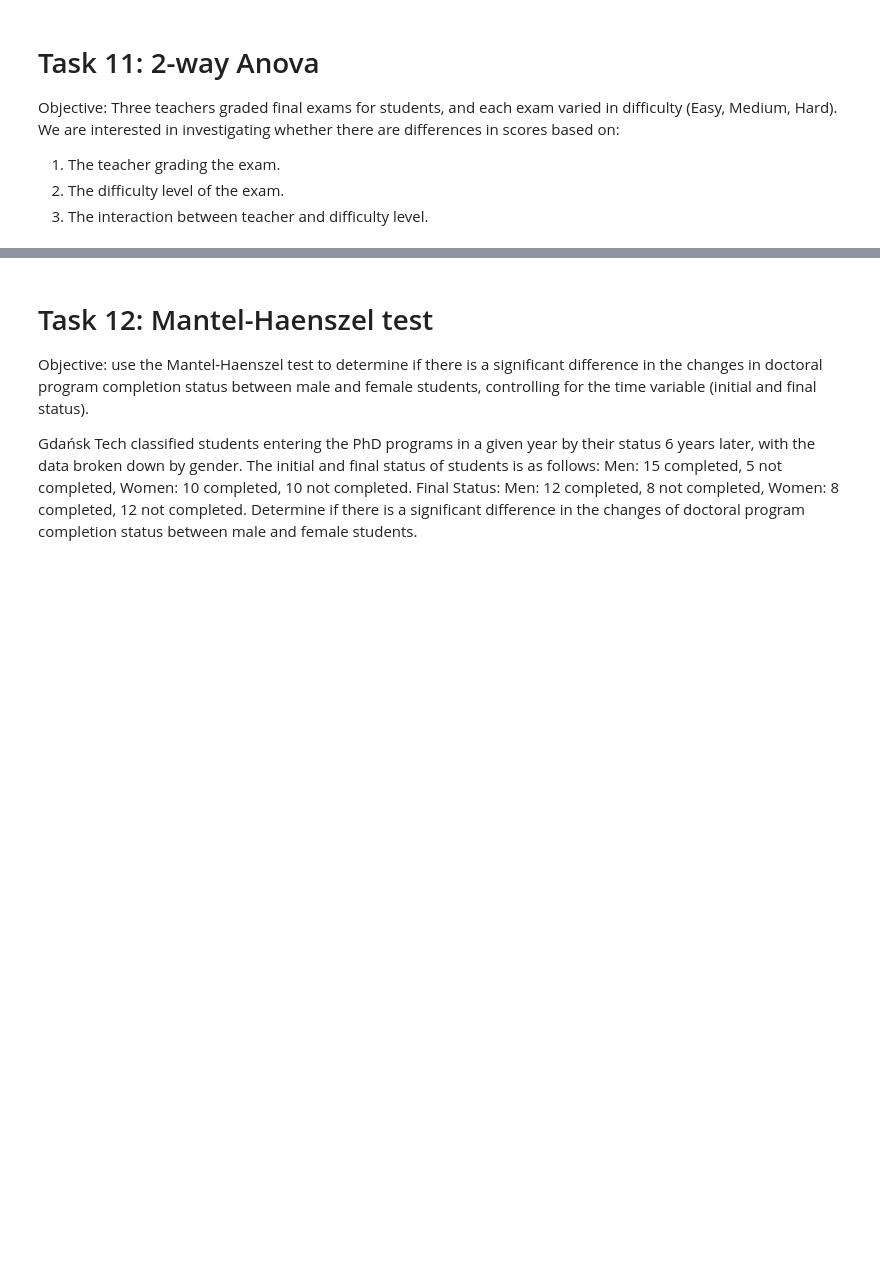
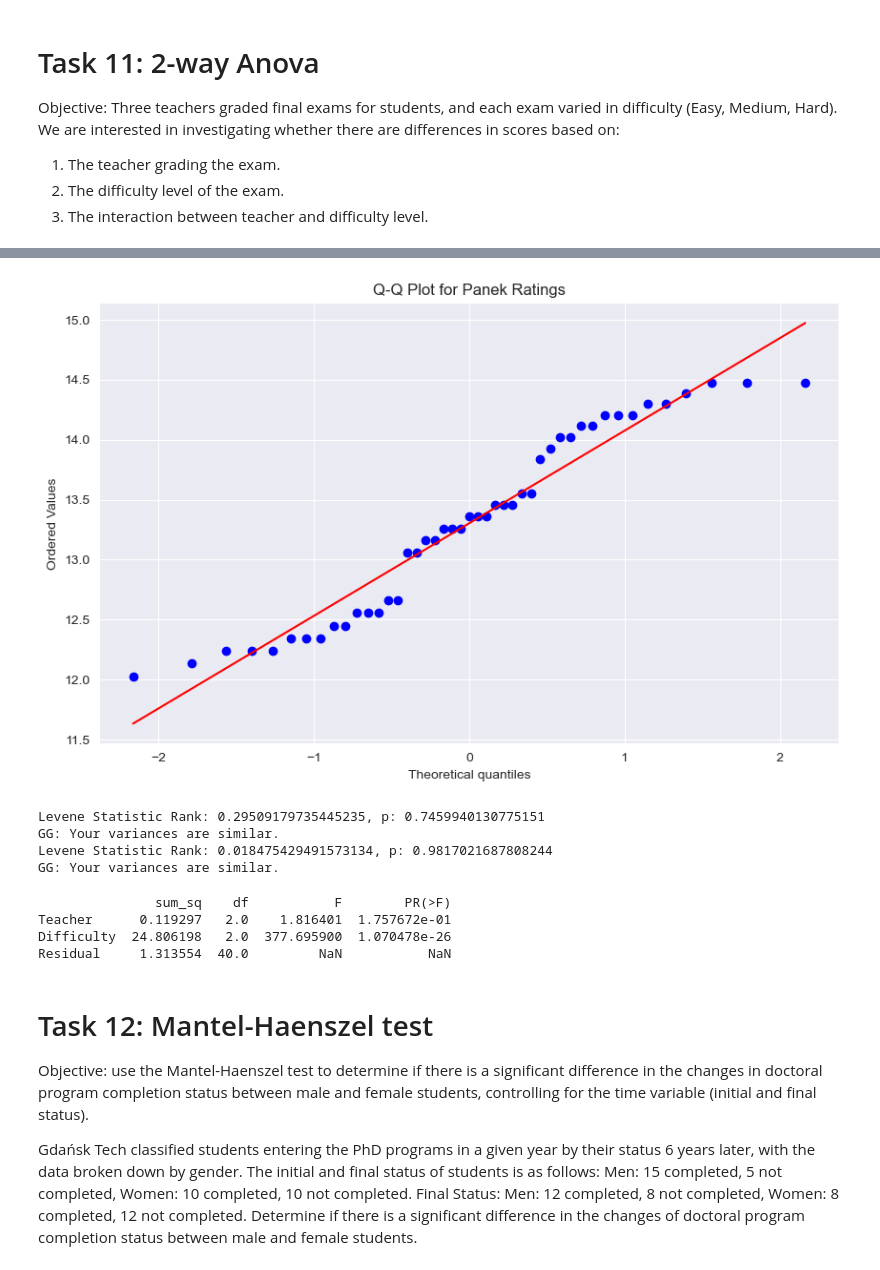
Before and after one commit to codemaster004/MathematicalSatistics, a Jupyter notebook: labs/Sample_Final_Labs.ipynb, the cells around one changed output, grey strips where cells are left out. Saved outputs shown, nothing was run; the diff lists cells and outputs as text; code cells hidden in the pictures; blank space fills up the shorter version.

```diff
--- a/labs/Sample_Final_Labs.ipynb
+++ b/labs/Sample_Final_Labs.ipynb
@@ -760,3 +838,46 @@ print(df)
+# %%
+import matplotlib.pyplot as plt
+import scipy.stats as stats
+
+plt.figure(figsize=(10, 6))
+stats.probplot(df['trans_Scores'], dist=stats.norm, plot=plt)
+plt.title("Q-Q Plot for Panek Ratings")
+plt.show()
+# %% [output]
+[figure, added]
+# %%
+from scipy.stats import levene
+
+result_col = 'trans_Scores'
+column = 'Difficulty'
+groups = [df[df[column] == g][result_col] for g in df[column].unique()]
+stat, p_value = levene(*groups)
+print(f'Levene Statistic Rank: {stat}, p: {p_value}')
+print('Warning: Your variances are not the same!' if p_value < 0.05 else 'GG: Your variances are similar.')
+
+result_col = 'trans_Scores'
+column = 'Teacher'
+groups = [df[df[column] == g][result_col] for g in df[column].unique()]
+stat, p_value = levene(*groups)
+print(f'Levene Statistic Rank: {stat}, p: {p_value}')
+print('Warning: Your variances are not the same!' if p_value < 0.05 else 'GG: Your variances are similar.')
+# %% [output]
+Levene Statistic Rank: 0.29509179735445235, p: 0.7459940130775151
+GG: Your variances are similar.
+Levene Statistic Rank: 0.018475429491573134, p: 0.9817021687808244
+GG: Your variances are similar.
+# %%
+from statsmodels.formula.api import ols
+import statsmodels.api as sm
+
+model = ols('trans_Scores ~ Teacher + Difficulty', data=df).fit()
+result_table = sm.stats.anova_lm(model, typ=2)
+print(result_table)
+# %% [output]
+               sum_sq    df           F        PR(>F)
+Teacher      0.119297   2.0    1.816401  1.757672e-01
+Difficulty  24.806198   2.0  377.695900  1.070478e-26
+Residual     1.313554  40.0         NaN           NaN
 # %% [markdown]
 # Task 12: Mantel-Haenszel test
 
```
Also changed, not shown: parts of 17 cells of this notebook, 1 other file.
